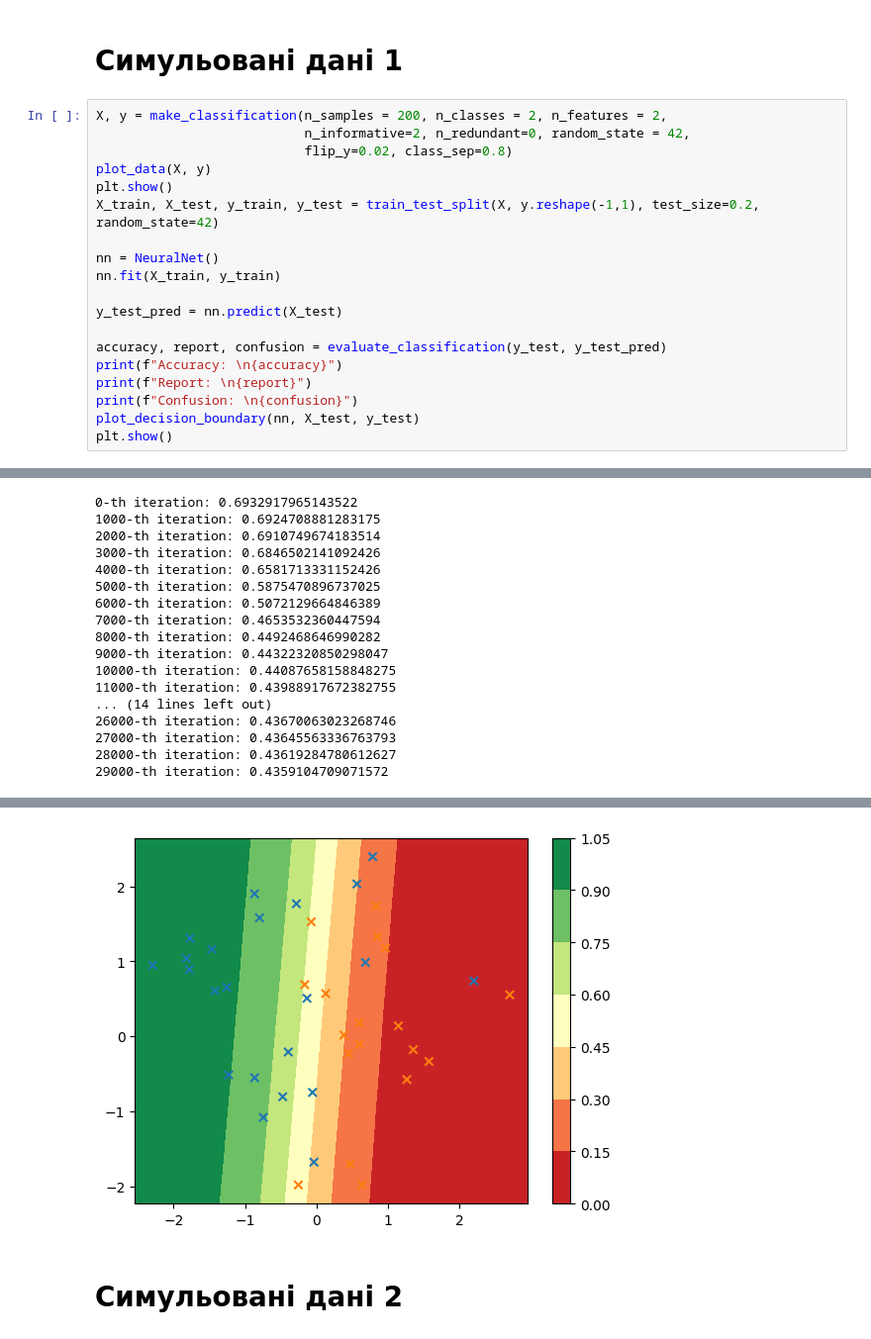
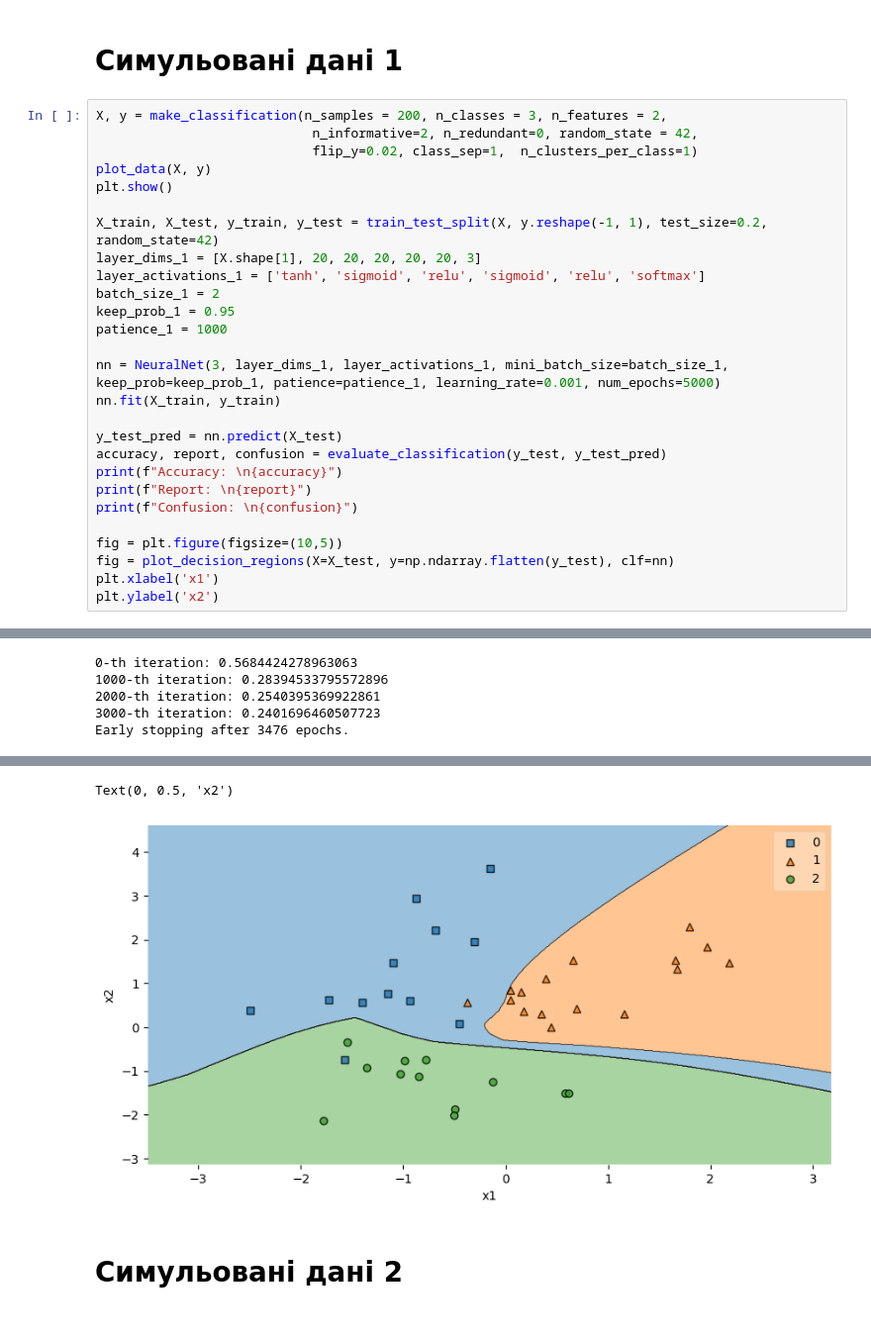
Before and after one commit to Vladkutsyk/ML__INTRO, a Jupyter notebook: Task3/NeuralNet simple.ipynb, the cells around one changed output, grey strips where cells are left out. Shown at 99% size. Drawn from its saved outputs; the diff is of its cells as text.

```diff
--- a/Task3/NeuralNet simple.ipynb
+++ b/Task3/NeuralNet simple.ipynb
@@ -588,22 +481,30 @@ IndexError: too many indices for array: array is 1-dimensional, but 2 were index
 # %% [markdown]
 # Симульовані дані 1
 # %%
-X, y = make_classification(n_samples = 200, n_classes = 2, n_features = 2,
-                           n_informative=2, n_redundant=0, random_state = 42,
-                           flip_y=0.02, class_sep=0.8)
+X, y = make_classification(n_samples = 200, n_classes = 3, n_features = 2,
+                            n_informative=2, n_redundant=0, random_state = 42,
+                            flip_y=0.02, class_sep=1,  n_clusters_per_class=1)
 plot_data(X, y)
 plt.show()
-X_train, X_test, y_train, y_test = train_test_split(X, y.reshape(-1,1), test_size=0.2, random_state=42)
 
-nn = NeuralNet()
+X_train, X_test, y_train, y_test = train_test_split(X, y.reshape(-1, 1), test_size=0.2, random_state=42)
+layer_dims_1 = [X.shape[1], 20, 20, 20, 20, 20, 3]
+layer_activations_1 = ['tanh', 'sigmoid', 'relu', 'sigmoid', 'relu', 'softmax']
+batch_size_1 = 2
+keep_prob_1 = 0.95
+patience_1 = 1000
+
+nn = NeuralNet(3, layer_dims_1, layer_activations_1, mini_batch_size=batch_size_1, keep_prob=keep_prob_1, patience=patience_1, learning_rate=0.001, num_epochs=5000)
 nn.fit(X_train, y_train)
 
 y_test_pred = nn.predict(X_test)
-
 accuracy, report, confusion = evaluate_classification(y_test, y_test_pred)
 print(f"Accuracy: \n{accuracy}")
 print(f"Report: \n{report}")
 print(f"Confusion: \n{confusion}")
-plot_decision_boundary(nn, X_test, y_test)
-plt.show()
+
+fig = plt.figure(figsize=(10,5))
+fig = plot_decision_regions(X=X_test, y=np.ndarray.flatten(y_test), clf=nn)
+plt.xlabel('x1')
+plt.ylabel('x2')
 # %% [output]
@@ -611,17 +512,5 @@ plt.show()
-0-th iteration: 0.6932917965143522
-1000-th iteration: 0.6924708881283175
-2000-th iteration: 0.6910749674183514
-3000-th iteration: 0.6846502141092426
-4000-th iteration: 0.6581713331152426
-5000-th iteration: 0.5875470896737025
-6000-th iteration: 0.5072129664846389
-7000-th iteration: 0.4653532360447594
-8000-th iteration: 0.4492468646990282
-9000-th iteration: 0.44322320850298047
-10000-th iteration: 0.44087658158848275
-11000-th iteration: 0.43988917672382755
-... (14 lines left out)
-26000-th iteration: 0.43670063023268746
-27000-th iteration: 0.43645563336763793
-28000-th iteration: 0.43619284780612627
-29000-th iteration: 0.4359104709071572
+0-th iteration: 0.5684424278963063
+1000-th iteration: 0.28394533795572896
+2000-th iteration: 0.2540395369922861
+3000-th iteration: 0.2401696460507723
+Early stopping after 3476 epochs.
@@ -645,3 +536,4 @@ Confusion:
+Text(0, 0.5, 'x2')
-[figure, old version]
+[figure, new version]
 # %% [markdown]
 # Симульовані дані 2
```
Also changed, not shown: parts of 19 cells of this notebook.
